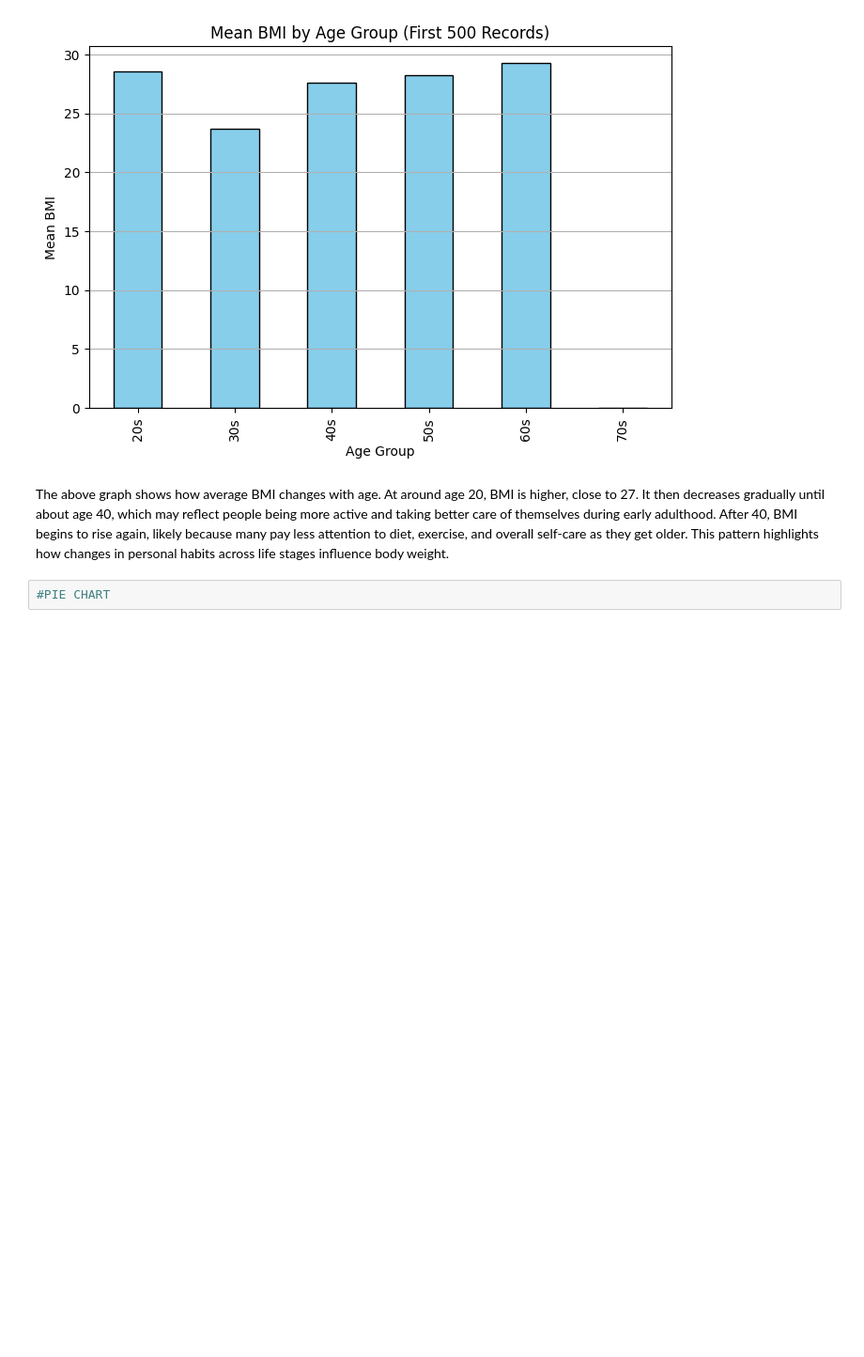
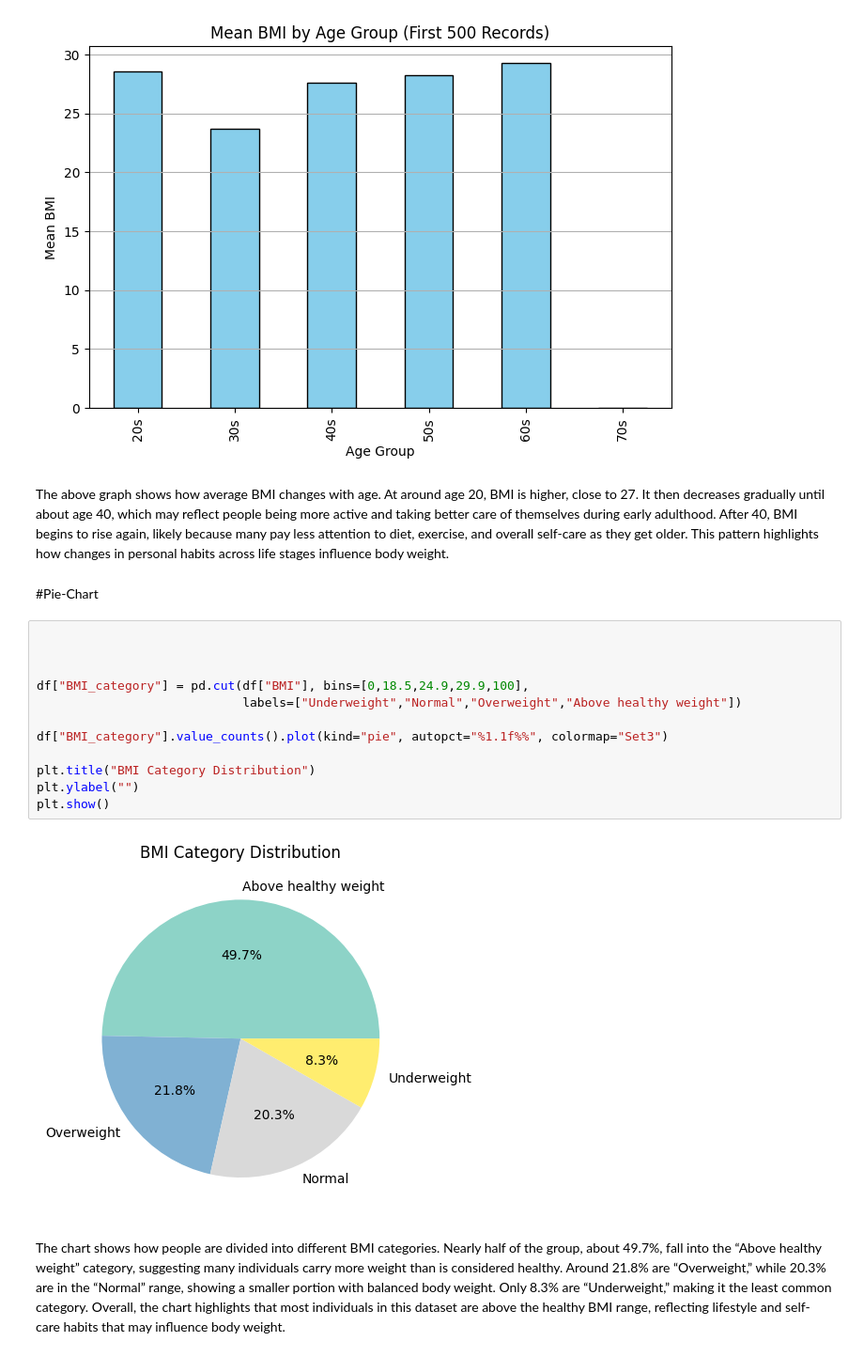
Before and after one commit to Dr-bijay-neupane/code-repository, a Jupyter notebook: fundamental of datascience/Assignment.ipynb, the cells around one changed output. Shown at 94% size. Saved outputs shown, nothing was run; the diff lists cells and outputs as text; blank space fills up the shorter version.

Commit message:
graph

```diff
--- a/fundamental of datascience/Assignment.ipynb
+++ b/fundamental of datascience/Assignment.ipynb
@@ -70,5 +70,21 @@ plt.show()
 [figure]
 # %% [markdown]
 The above graph shows how average BMI changes with age. At around age 20, BMI is higher, close to 27. It then decreases gradually until about age 40, which may reflect people being more active and taking better care of themselves during early adulthood. After 40, BMI begins to rise again, likely because many pay less attention to diet, exercise, and overall self-care as they get older. This pattern highlights how changes in personal habits across life stages influence body weight.
-# %%
-#PIE CHART
+# %% [markdown]
+#Pie-Chart
+# %%
+
+
+
+df["BMI_category"] = pd.cut(df["BMI"], bins=[0,18.5,24.9,29.9,100],
+                            labels=["Underweight","Normal","Overweight","Above healthy weight"])
+
+df["BMI_category"].value_counts().plot(kind="pie", autopct="%1.1f%%", colormap="Set3")
+
+plt.title("BMI Category Distribution")
+plt.ylabel("")
+plt.show()
+# %% [output]
+[figure, added]
+# %% [markdown]
+The chart shows how people are divided into different BMI categories. Nearly half of the group, about 49.7%, fall into the “Above healthy weight” category, suggesting many individuals carry more weight than is considered healthy. Around 21.8% are “Overweight,” while 20.3% are in the “Normal” range, showing a smaller portion with balanced body weight. Only 8.3% are “Underweight,” making it the least common category. Overall, the chart highlights that most individuals in this dataset are above the healthy BMI range, reflecting lifestyle and self-care habits that may influence body weight.
```
Also changed, not shown: parts of 2 cells of this notebook.
